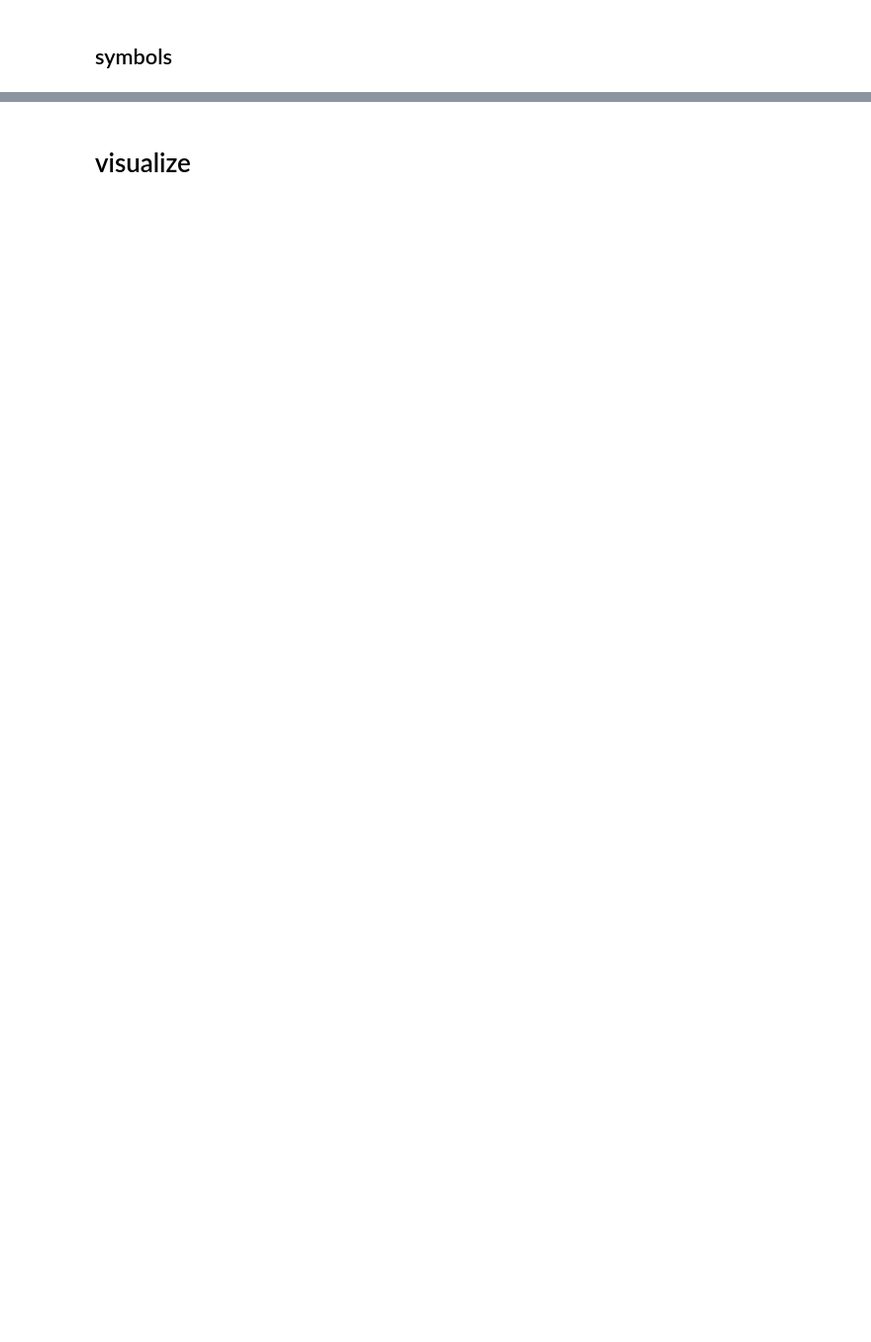
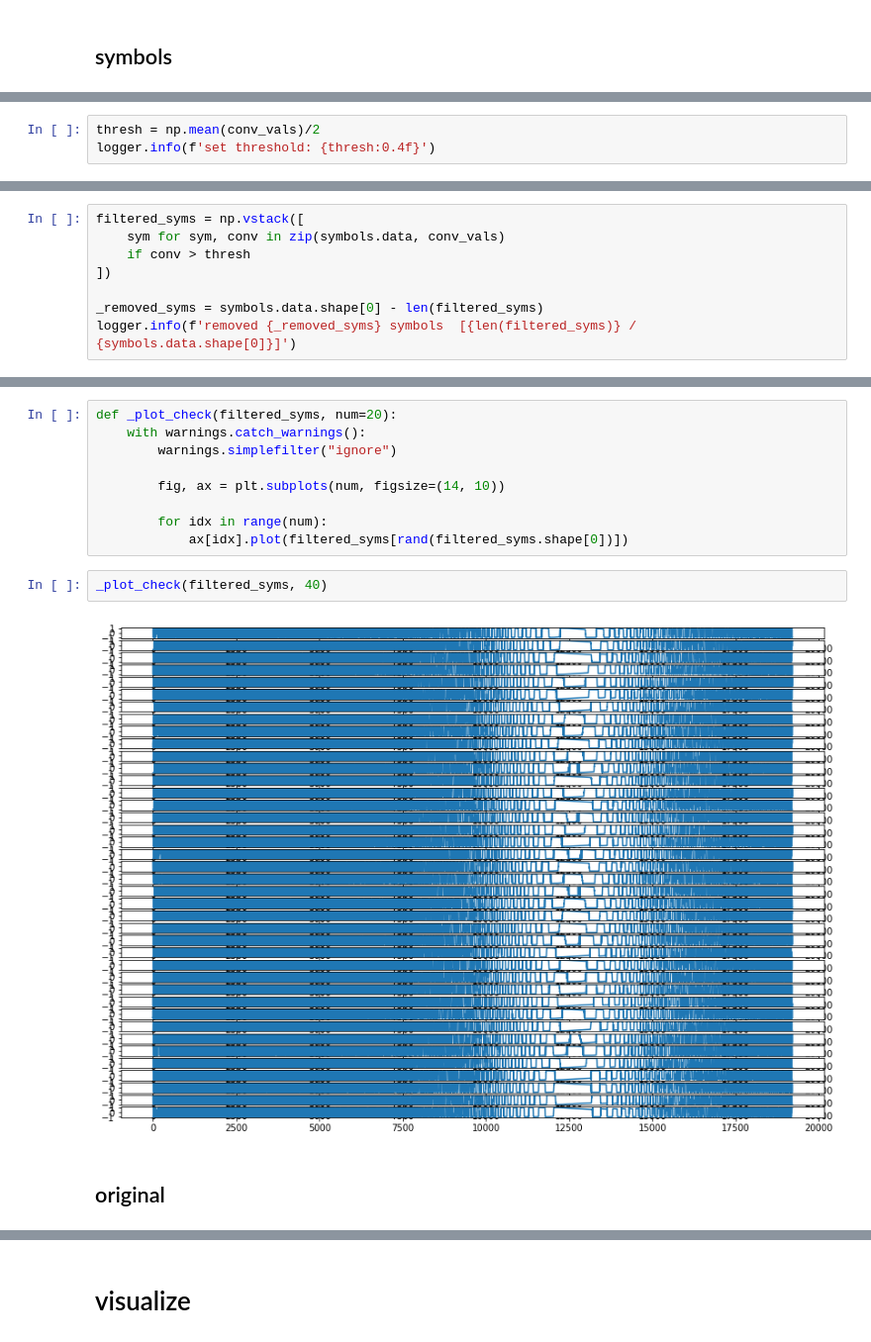
Before and after one commit to tjbergst/lorapy, a Jupyter notebook: lorapy-symbol-viewer.ipynb, the cells around one changed output, grey strips where cells are left out. Shown at 99% size. Drawn from its saved outputs; the diff is of its cells as text; blank space fills up the shorter version.

```diff
--- a/lorapy-symbol-viewer.ipynb
+++ b/lorapy-symbol-viewer.ipynb
@@ -97,0 +203,3 @@ BaselineSymbolSet(num symbols=9056 | BW: 9 | SF: 10 | Att: 100 | samples per sym
+# %%
+thresh = np.mean(conv_vals)/2
+logger.info(f'set threshold: {thresh:0.4f}')
@@ -97,0 +215,8 @@ BaselineSymbolSet(num symbols=9056 | BW: 9 | SF: 10 | Att: 100 | samples per sym
+# %%
+filtered_syms = np.vstack([
+    sym for sym, conv in zip(symbols.data, conv_vals)
+    if conv > thresh
+])
+
+_removed_syms = symbols.data.shape[0] - len(filtered_syms)
+logger.info(f'removed {_removed_syms} symbols  [{len(filtered_syms)} / {symbols.data.shape[0]}]')
@@ -97,0 +225,15 @@ BaselineSymbolSet(num symbols=9056 | BW: 9 | SF: 10 | Att: 100 | samples per sym
+# %%
+def _plot_check(filtered_syms, num=20):
+    with warnings.catch_warnings():
+        warnings.simplefilter("ignore")
+
+        fig, ax = plt.subplots(num, figsize=(14, 10))
+
+        for idx in range(num):
+            ax[idx].plot(filtered_syms[rand(filtered_syms.shape[0])])
+# %%
+_plot_check(filtered_syms, 40)
+# %% [output]
+[figure, added]
+# %% [markdown]
+## original
```
Also changed, not shown: parts of 23 cells of this notebook, 1 other file.
